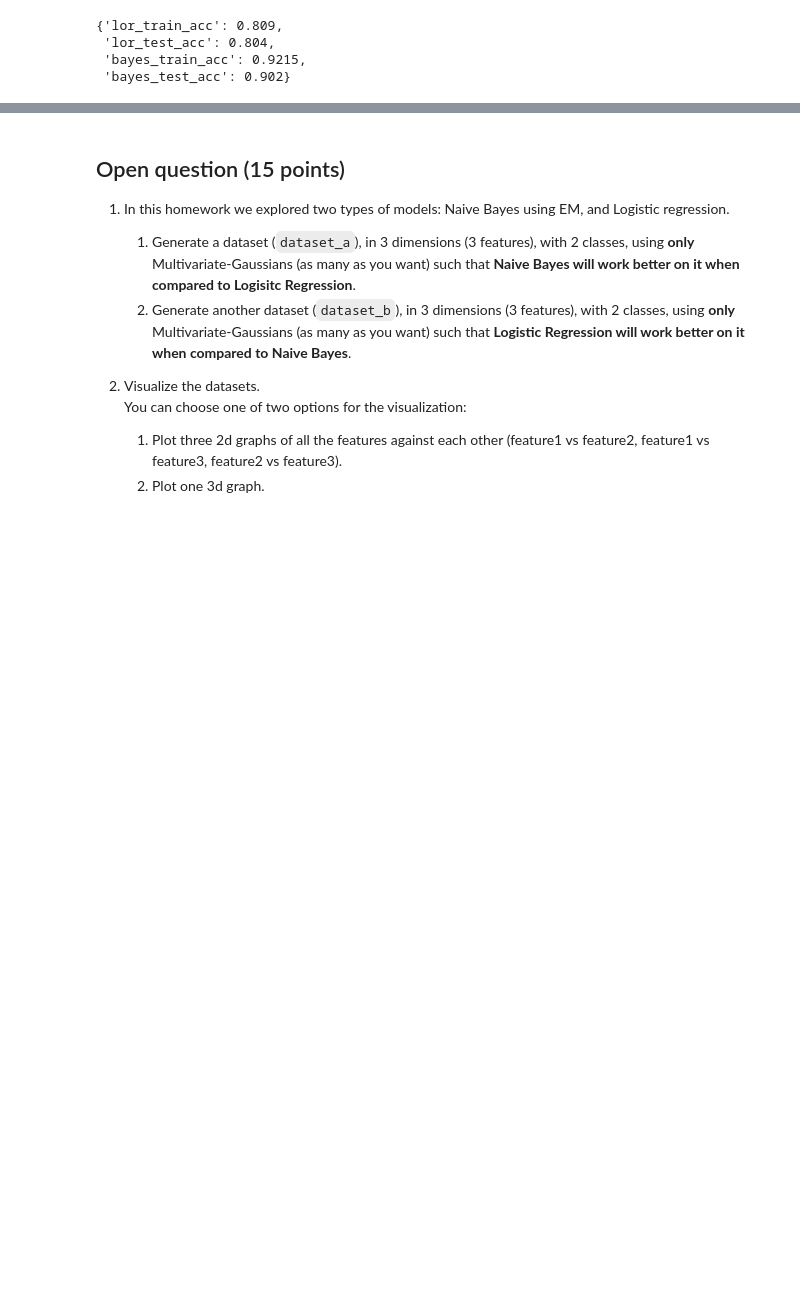
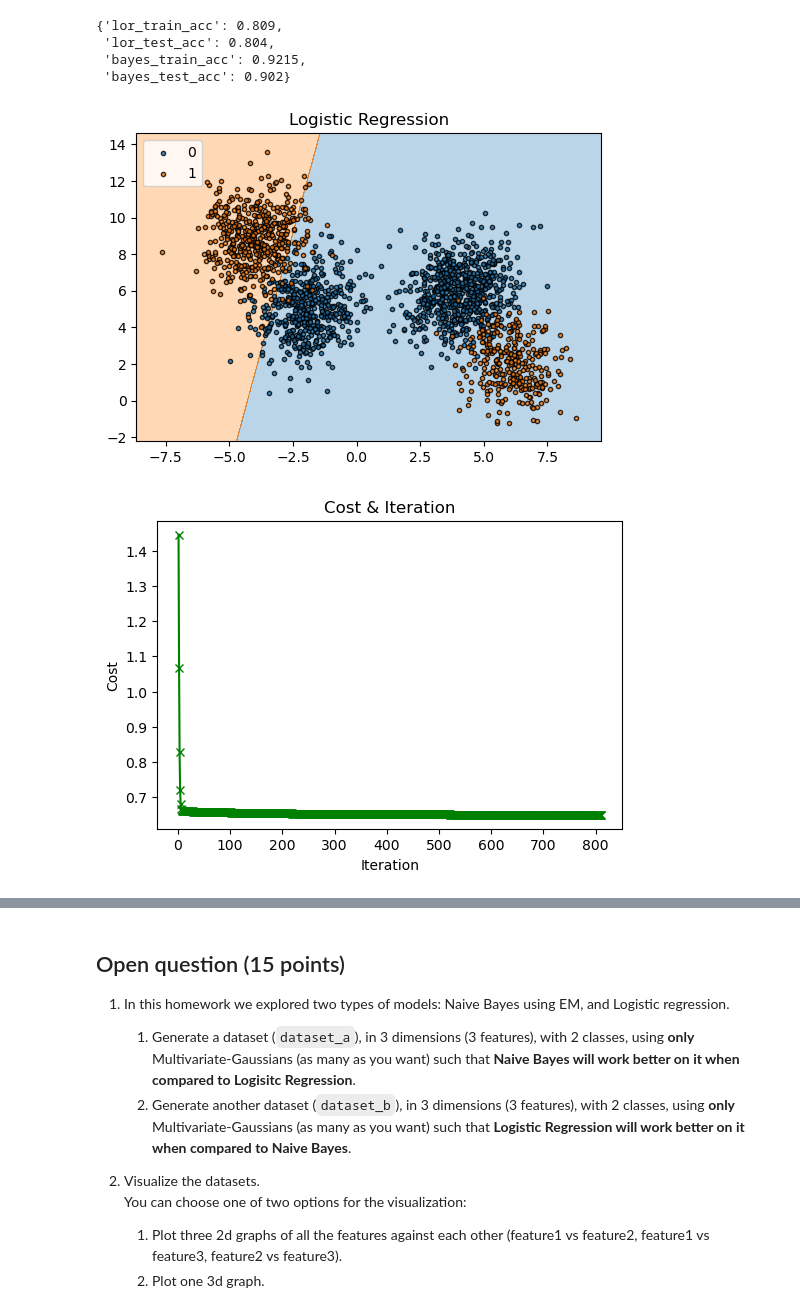
Before and after one commit to roybh1/machine-learning-for-data-idc, a Jupyter notebook: hw4/hw4.ipynb, the cells around one changed output, grey strips where cells are left out. Saved outputs shown, nothing was run; the diff lists cells and outputs as text; code cells hidden in the pictures; blank space fills up the shorter version.

```diff
--- a/hw4/hw4.ipynb
+++ b/hw4/hw4.ipynb
@@ -493,3 +531,14 @@ model_evaluation(X_training, y_training, X_test, y_test, 2, best_eta, best_eps)
  'lor_test_acc': 0.804,
  'bayes_train_acc': 0.9215,
  'bayes_test_acc': 0.902}
+# %%
+
+lor = LogisticRegressionGD(eta = best_eta, eps=best_eps)
+lor.fit(X_training, y_training)
+
+#Plot decision regions for lor this time on all the data
+plot_decision_regions(X_training, y_training, lor , resolution=0.01, title="Logistic Regression")
+cost_by_iterations(lor)
+# %% [output]
+[figure, added]
+[figure, added]
```
Also changed, not shown: parts of 12 cells of this notebook.
